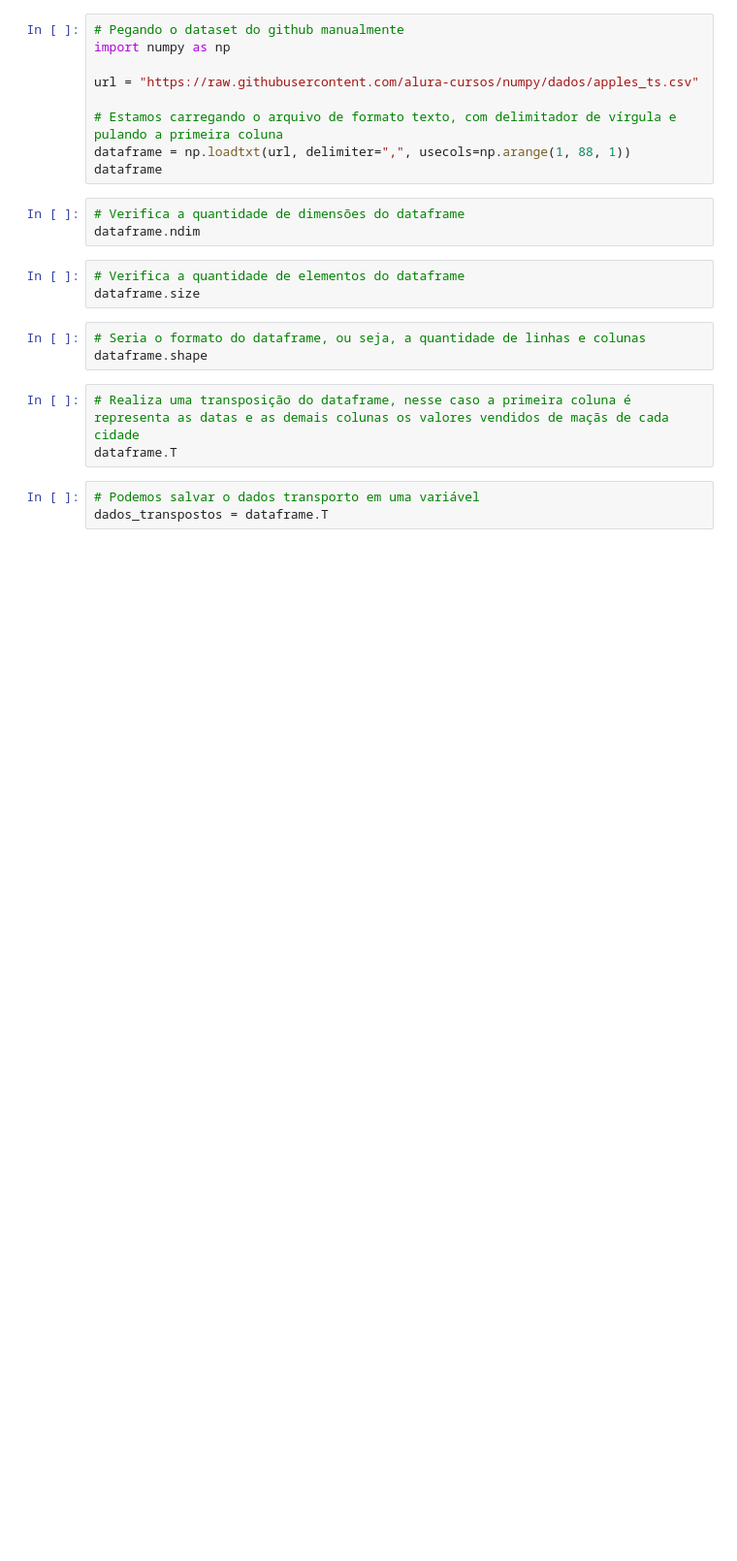
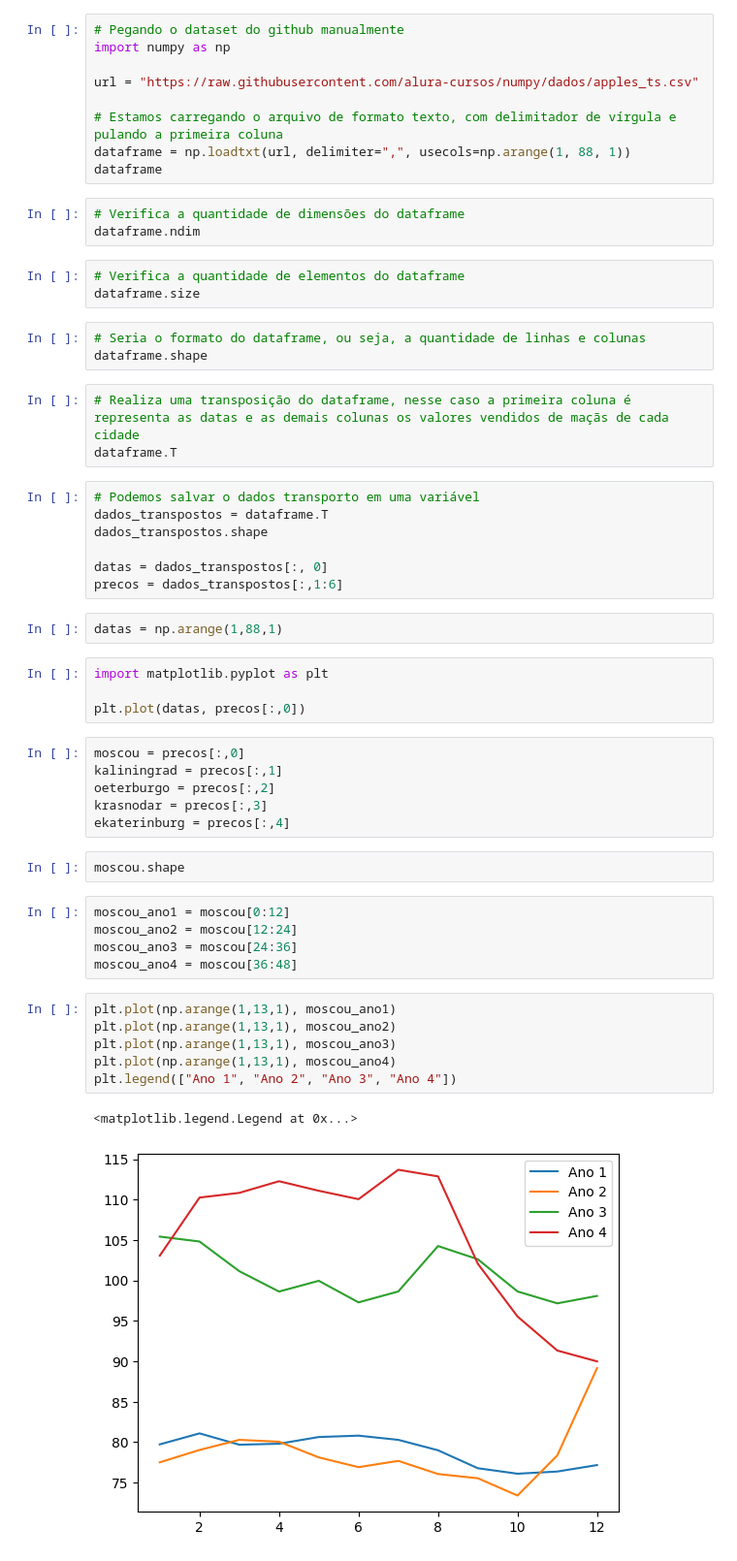
Before and after one commit to LKSFerreira/lifelong-learning, a Jupyter notebook: projetos-ia/python-data-science/numpy_analise_numeroca_eficiente.ipynb, the cells around one changed output. Shown at 97% size. Drawn from its saved outputs; the diff is of its cells as text; blank space fills up the shorter version.

```diff
--- a/projetos-ia/python-data-science/numpy_analise_numeroca_eficiente.ipynb
+++ b/projetos-ia/python-data-science/numpy_analise_numeroca_eficiente.ipynb
@@ -22,3 +22,35 @@ dataframe.T
 # %%
 # Podemos salvar o dados transporto em uma variável
 dados_transpostos = dataframe.T
+dados_transpostos.shape
+
+datas = dados_transpostos[:, 0]
+precos = dados_transpostos[:,1:6]
+# %%
+datas = np.arange(1,88,1)
+# %%
+import matplotlib.pyplot as plt
+
+plt.plot(datas, precos[:,0])
+# %%
+moscou = precos[:,0]
+kaliningrad = precos[:,1]
+oeterburgo = precos[:,2]
+krasnodar = precos[:,3]
+ekaterinburg = precos[:,4]
+# %%
+moscou.shape
+# %%
+moscou_ano1 = moscou[0:12]
+moscou_ano2 = moscou[12:24]
+moscou_ano3 = moscou[24:36]
+moscou_ano4 = moscou[36:48]
+# %%
+plt.plot(np.arange(1,13,1), moscou_ano1)
+plt.plot(np.arange(1,13,1), moscou_ano2)
+plt.plot(np.arange(1,13,1), moscou_ano3)
+plt.plot(np.arange(1,13,1), moscou_ano4)
+plt.legend(["Ano 1", "Ano 2", "Ano 3", "Ano 4"])
+# %% [output]
+<matplotlib.legend.Legend at 0x...>
+[figure, added]
```
Also changed, not shown: parts of 2 cells of this notebook.
